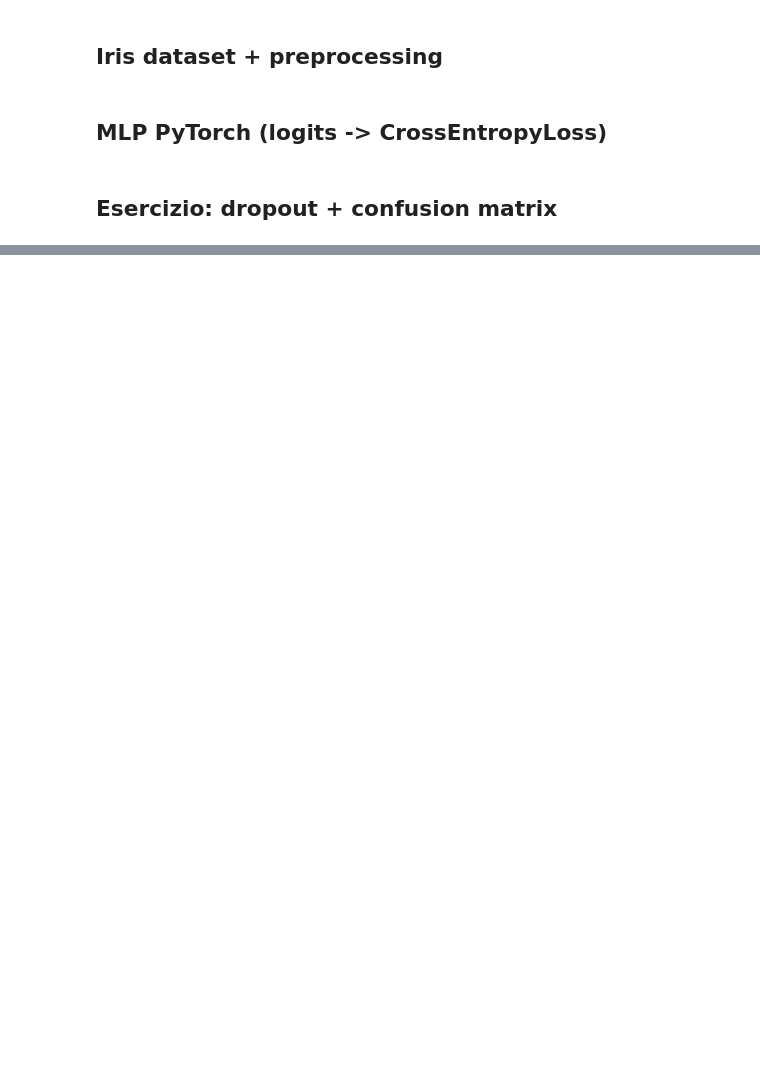
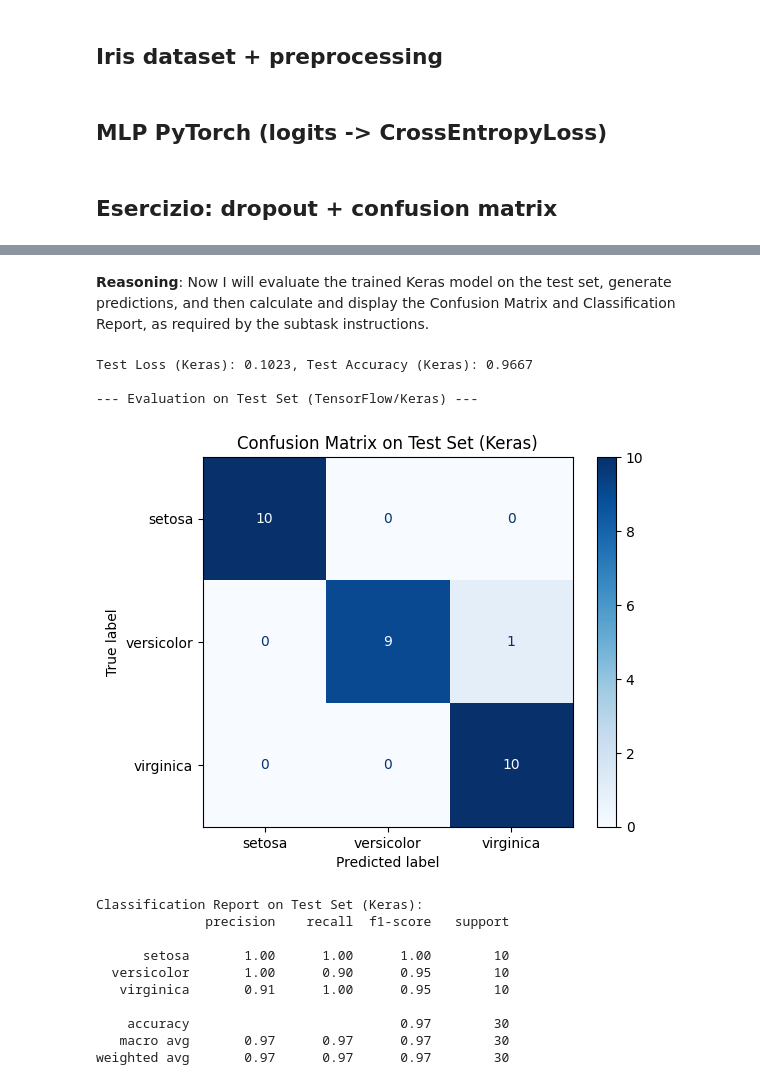
Before and after one commit to fabiomungo/ecampus, a Jupyter notebook: 06_mlp_softmax_classifier.ipynb, the cells around one changed output, grey strips where cells are left out. Drawn from its saved outputs; the diff is of its cells as text; code cells hidden in the pictures; blank space fills up the shorter version.

```diff
--- a/06_mlp_softmax_classifier.ipynb
+++ b/06_mlp_softmax_classifier.ipynb
@@ -42,0 +1166,51 @@ except Exception as e:
+# %% [markdown]
+**Reasoning**:
+Now I will evaluate the trained Keras model on the test set, generate predictions, and then calculate and display the Confusion Matrix and Classification Report, as required by the subtask instructions.
+# %%
+import numpy as np
+from sklearn.metrics import confusion_matrix, classification_report, ConfusionMatrixDisplay
+import matplotlib.pyplot as plt
+
+# 6. Valuta il modello sul test set per calcolare l'accuratezza finale
+loss_keras, acc_keras = model_keras.evaluate(Xte, yte, verbose=0)
+print(f"\nTest Loss (Keras): {loss_keras:.4f}, Test Accuracy (Keras): {acc_keras:.4f}")
+
+# 7. Genera le predizioni per il test set e convertile in classi predette
+y_pred_logits_keras = model_keras.predict(Xte, verbose=0)
+y_pred_keras = np.argmax(y_pred_logits_keras, axis=1)
+
+# 8. Calcola e stampa la Confusion Matrix e il Classification Report
+print("\n--- Evaluation on Test Set (TensorFlow/Keras) ---")
+
+# Get class names from the original dataset (assuming 'data' is still available)
+if 'data' in globals() and hasattr(data, 'target_names'):
+    class_names_keras = data.target_names
+else:
+    class_names_keras = [str(i) for i in sorted(np.unique(yte))] # Fallback if data is not available
+
+# Confusion Matrix
+cm_keras = confusion_matrix(yte, y_pred_keras)
+disp_keras = ConfusionMatrixDisplay(confusion_matrix=cm_keras, display_labels=class_names_keras)
+disp_keras.plot(cmap=plt.cm.Blues)
+plt.title('Confusion Matrix on Test Set (Keras)')
+plt.show()
+
+# Classification Report
+report_keras = classification_report(yte, y_pred_keras, target_names=class_names_keras)
+print("\nClassification Report on Test Set (Keras):")
+print(report_keras)
+# %% [output]
+Test Loss (Keras): 0.1023, Test Accuracy (Keras): 0.9667
+
+--- Evaluation on Test Set (TensorFlow/Keras) ---
+[figure, added]
+Classification Report on Test Set (Keras):
+              precision    recall  f1-score   support
+
+      setosa       1.00      1.00      1.00        10
+  versicolor       1.00      0.90      0.95        10
+   virginica       0.91      1.00      0.95        10
+
+    accuracy                           0.97        30
+   macro avg       0.97      0.97      0.97        30
+weighted avg       0.97      0.97      0.97        30
```
Also changed, not shown: parts of 47 cells of this notebook.
